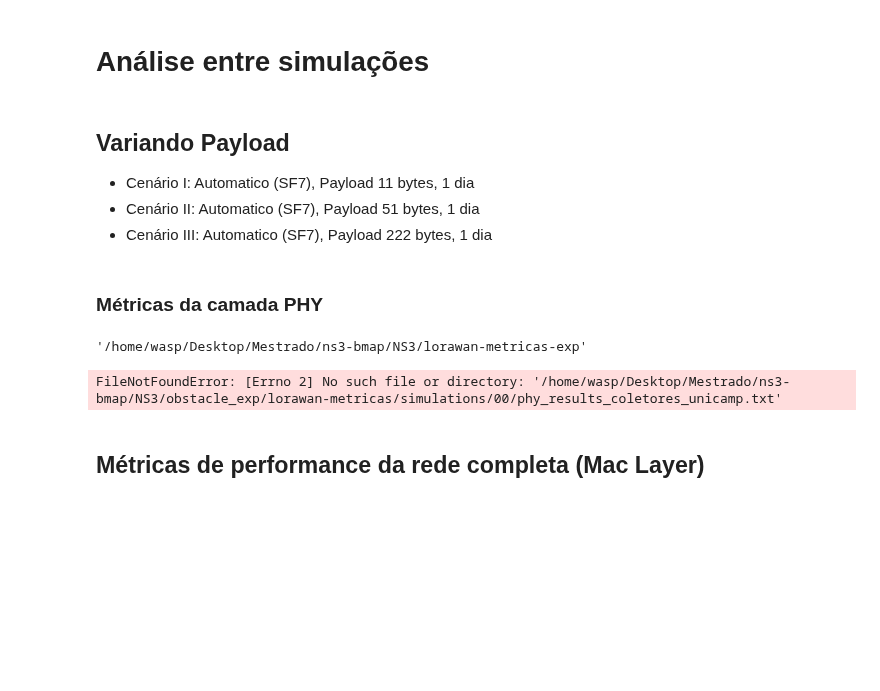
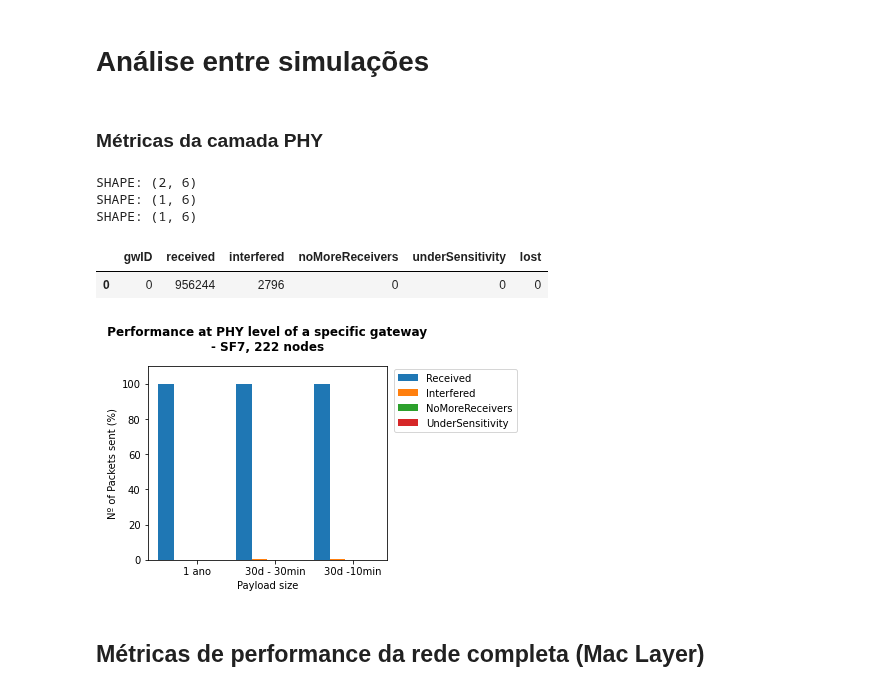
Before and after one commit to wasp-lahis/ns3-bmap, a Jupyter notebook: NS3/lorawan-metricas-exp/analyse_results/unicamp_scenario_analisys.ipynb, the cells around one changed output. Drawn from its saved outputs; the diff is of its cells as text; code cells hidden in the pictures; blank space fills up the shorter version.

```diff
--- a/NS3/lorawan-metricas-exp/analyse_results/unicamp_scenario_analisys.ipynb
+++ b/NS3/lorawan-metricas-exp/analyse_results/unicamp_scenario_analisys.ipynb
@@ -428,25 +432,17 @@ plt.show()
 # NEC
 # %% [markdown]
 # Análise entre simulações
-# %% [markdown]
-## Variando Payload
-
-- Cenário I: Automatico (SF7), Payload 11 bytes, 1 dia
-- Cenário II: Automatico (SF7), Payload 51 bytes, 1 dia
-- Cenário III: Automatico (SF7), Payload 222 bytes, 1 dia
 # %% [markdown]
 ###  Métricas da camada PHY
-# %%
-current_path = os.getcwd()
-current_path
-# %% [output]
-'/home/wasp/Desktop/Mestrado/ns3-bmap/NS3/lorawan-metricas-exp'
+# %%
+current_path = os.getcwd()
+current_path = '/home/wasp/Desktop/Mestrado/ns3-bmap/NS3/lorawan-metricas-exp/'
 # %%
 # Open Datasets - Camada phy
 
-path_cenario_0 = current_path + "/simulations/00/phy_results_coletores_unicamp.txt"
-path_cenario_1 = current_path + "/simulations/01/phy_results_coletores_unicamp.txt"
-path_cenario_2 = current_path + "/simulations/02/phy_results_coletores_unicamp.txt"
+path_cenario_0 = current_path + "/simulations/01/phy_results.txt"
+path_cenario_1 = current_path + "/simulations/02/phy_results.txt"
+path_cenario_2 = current_path + "/simulations/03/phy_results.txt"
 
 cenario_0_df = pd.read_csv(path_cenario_0, header=None)
 cenario_0_df.columns = ["gwID", "received", "interfered", "noMoreReceivers", "underSensitivity", "lost"]
@@ -463,7 +459,11 @@ cenario_2_df.columns = ["gwID", "received", "interfered", "noMoreReceivers", "un
 print("SHAPE:", cenario_2_df.shape)
 cenario_2_df.head()
 # %% [output]
-FileNotFoundError: [Errno 2] No such file or directory: '/home/wasp/Desktop/Mestrado/ns3-bmap/NS3/obstacle_exp/lorawan-metricas/simulations/00/phy_results_coletores_unicamp.txt'
+SHAPE: (2, 6)
+SHAPE: (1, 6)
+SHAPE: (1, 6)
+|  | gwID | received | interfered | noMoreReceivers | underSensitivity | lost |
+| 0 | 0 | 956244 | 2796 | 0 | 0 | 0 |
 # %%
 cenario_0_df['received'].mean()
 # %%
@@ -471,24 +471,27 @@ def percent_conversion (total_pkg_expected, number):
     percent = (100 * number)/total_pkg_expected
     return percent
 # %%
-labels = ['11 bytes', '51 bytes', '222 bytes']
+labels = ['1 ano', '30d - 30min', '30d -10min']
 
-total_pkg = 188
-received = [percent_conversion(total_pkg, cenario_0_df['received'].mean()),
-            percent_conversion(total_pkg, cenario_1_df['received'].mean()),
-            percent_conversion(total_pkg, cenario_2_df['received'].mean())]
+total_pkg_01 = 324120
+total_pkg_02 = 319680
+total_pkg_03 = 959040
 
-interfered = [percent_conversion(total_pkg, cenario_0_df['interfered'].mean()),
-            percent_conversion(total_pkg, cenario_1_df['interfered'].mean()),
-            percent_conversion(total_pkg, cenario_2_df['interfered'].mean())]
+received = [percent_conversion(total_pkg_01, cenario_0_df['received'].mean()),
+            percent_conversion(total_pkg_02, cenario_1_df['received'].mean()),
+            percent_conversion(total_pkg_03, cenario_2_df['received'].mean())]
 
-noMoreReceivers = [percent_conversion(total_pkg, cenario_0_df['noMoreReceivers'].mean()),
-            percent_conversion(total_pkg, cenario_1_df['noMoreReceivers'].mean()),
-            percent_conversion(total_pkg, cenario_2_df['noMoreReceivers'].mean())]
+interfered = [percent_conversion(total_pkg_01, cenario_0_df['interfered'].mean()),
+            percent_conversion(total_pkg_02, cenario_1_df['interfered'].mean()),
+            percent_conversion(total_pkg_03, cenario_2_df['interfered'].mean())]
 
-underSensitivity = [percent_conversion(total_pkg, cenario_0_df['underSensitivity'].mean()),
-            percent_conversion(total_pkg, cenario_1_df['underSensitivity'].mean()),
-            percent_conversion(total_pkg, cenario_2_df['underSensitivity'].mean())]
+noMoreReceivers = [percent_conversion(total_pkg_01, cenario_0_df['noMoreReceivers'].mean()),
+            percent_conversion(total_pkg_02, cenario_1_df['noMoreReceivers'].mean()),
+            percent_conversion(total_pkg_03, cenario_2_df['noMoreReceivers'].mean())]
+
+underSensitivity = [percent_conversion(total_pkg_01, cenario_0_df['underSensitivity'].mean()),
+            percent_conversion(total_pkg_02, cenario_1_df['underSensitivity'].mean()),
+            percent_conversion(total_pkg_03, cenario_2_df['underSensitivity'].mean())]
 
 
 x = np.arange(len(labels))  # the label locations
@@ -497,34 +500,36 @@ width = 0.2  # the width of the bars
 fig, ax = plt.subplots()
 rects1 = ax.bar(x - 2*width, received, width, label='Received')
 rects2 = ax.bar(x - width, interfered, width, label='Interfered')
 rects3 = ax.bar(x , noMoreReceivers, width, label='NoMoreReceivers')
 rects4 = ax.bar(x + width, underSensitivity, width, label='UnderSensitivity')
 
 
 # Add some text for labels, title and custom x-axis tick labels, etc.
 ax.set_ylabel('Nº of Packets sent (%)')
 ax.set_xlabel('Payload size')
-ax.set_title(' Performance at PHY level of a specific gateway \n- 1 day, SF7, 47 nodes', fontweight='bold', fontsize=12, y=1.05)
+ax.set_title(' Performance at PHY level of a specific gateway \n- SF7, 222 nodes', fontweight='bold', fontsize=12, y=1.05)
 ax.set_xticks(x)
 ax.set_xticklabels(labels)
 ax.set_ylim([0, 110])
 ax.legend(bbox_to_anchor=(1.01, 1.01), prop={'size': 10})
 
 
 def autolabel(rects):
     """Attach a text label above each bar in *rects*, displaying its height."""
     for rect in rects:
         height = rect.get_height()
         ax.annotate('{}'.format(height),
                     xy=(rect.get_x() + rect.get_width() / 2, height),
                     xytext=(0, 3),  # 3 points vertical offset
                     textcoords="offset points",
                     ha='center', va='bottom')
 
 fig.tight_layout()
 
 plt.show()
 # fig.savefig('phy_performance.png',bbox_inches='tight')
+# %% [output]
+[figure, added]
 # %% [markdown]
 ## Métricas de performance da rede completa (Mac Layer)
 # %%
```
Also changed, not shown: parts of 16 cells of this notebook, 14 other files.
